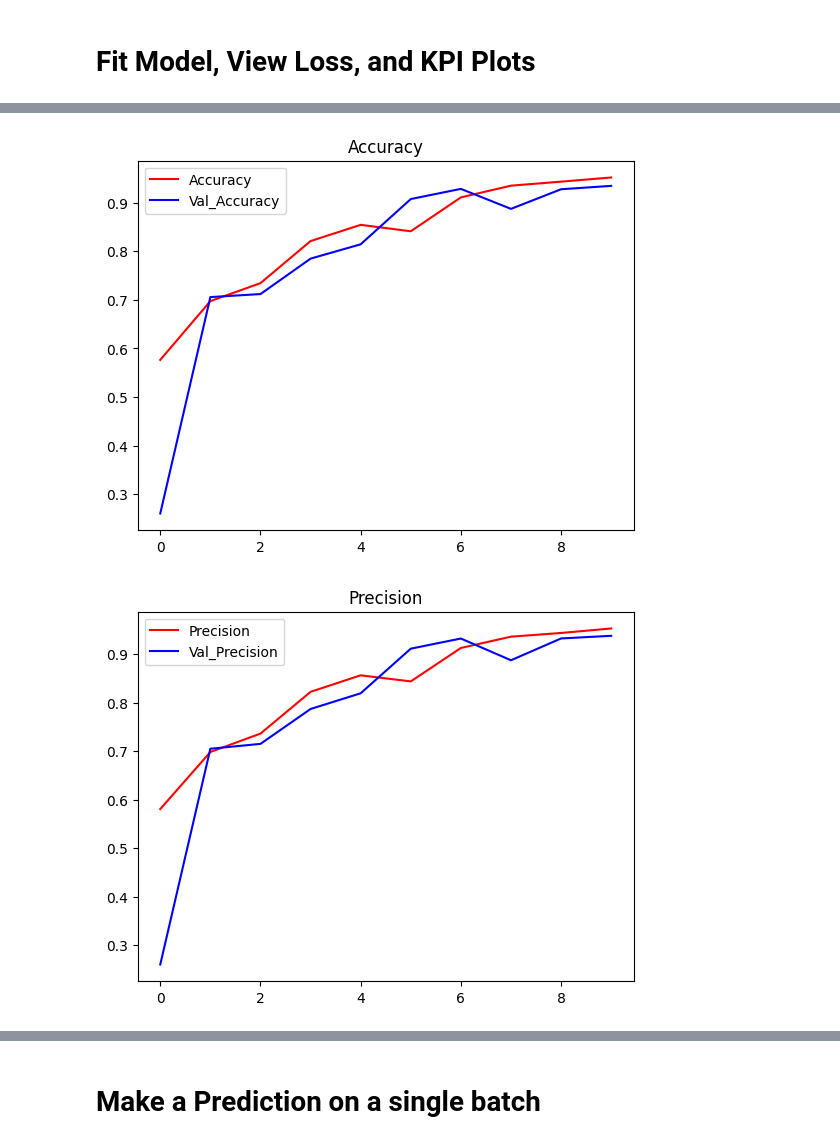
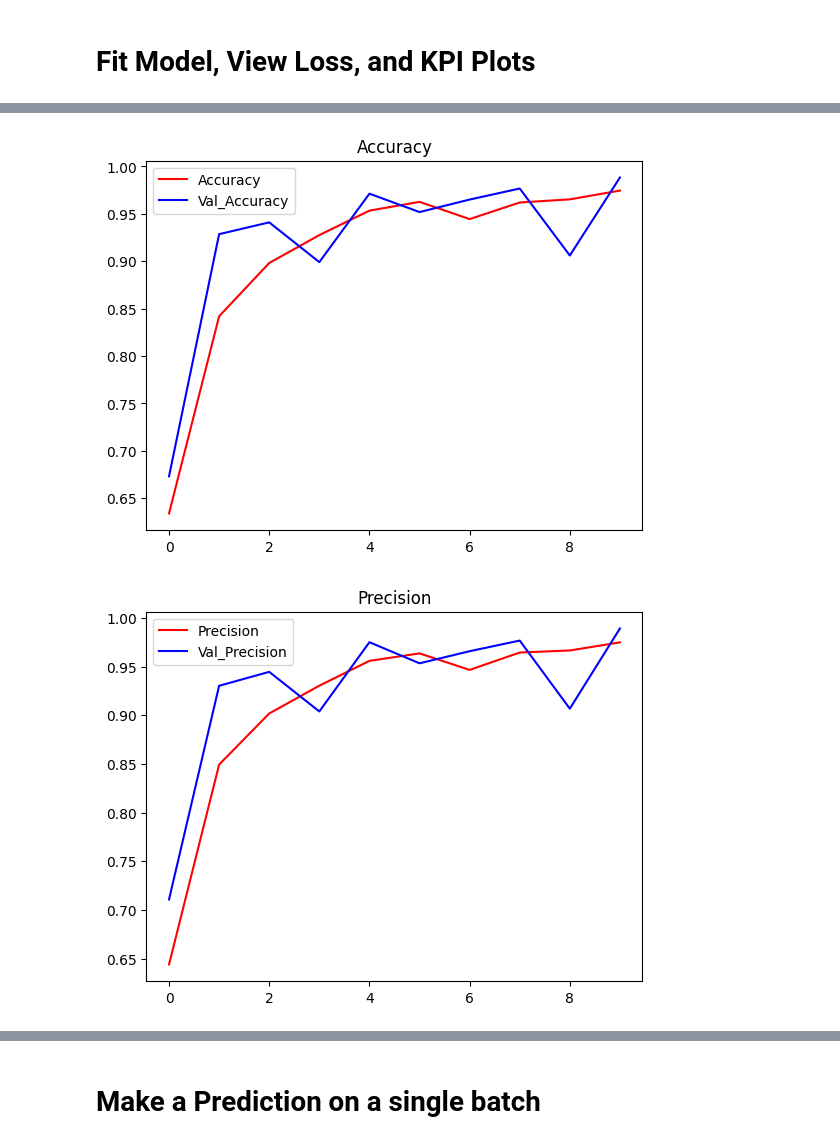
Before and after one commit to 490-BadMouth/BadMouth, a Jupyter notebook: BadMouth_CNN_Multi_Class.ipynb, the cells around one changed output, grey strips where cells are left out. Saved outputs shown, nothing was run; the diff lists cells and outputs as text; code cells hidden in the pictures.

```diff
--- a/BadMouth_CNN_Multi_Class.ipynb
+++ b/BadMouth_CNN_Multi_Class.ipynb
@@ -231,8 +231,8 @@ import time
 # %%
 # test various configs of model
 dense_layers = [0] # 1 worked well so we check 0 and 2
-layer_sizes = [32] # 16 worked well so we check 8 and 32
-conv_layers = [3] # 2 worked well so we check 1 and 3
+layer_sizes = [64] # 16 worked well so we check 8 and 32
+conv_layers = [4] # 2 worked well so we check 1 and 3
 dense_size = 128
 epochs_num = 10
 
@@ -342,17 +342,17 @@ plt.show()
 
 # LOOKS LIKE OVERFITTING
 # %% [output]
-[figure, old version]
+[figure, new version]
 # %%
 # plot precision
 # the percent of positive predicitions that were correct (good and bad)
 plt.title('Precision')
-plt.plot(hist.history['precision_2'], 'r')
-plt.plot(hist.history['val_precision_2'], 'b')
+plt.plot(hist.history['precision'], 'r')
+plt.plot(hist.history['val_precision'], 'b')
 plt.legend(["Precision", "Val_Precision"])
 plt.show()
 # %% [output]
-[figure, old version]
+[figure, new version]
 # %%
 # plot recall
 # the percentage of positive predicitions that were correct (only bad words)
```
Also changed, not shown: parts of 12 cells of this notebook.
